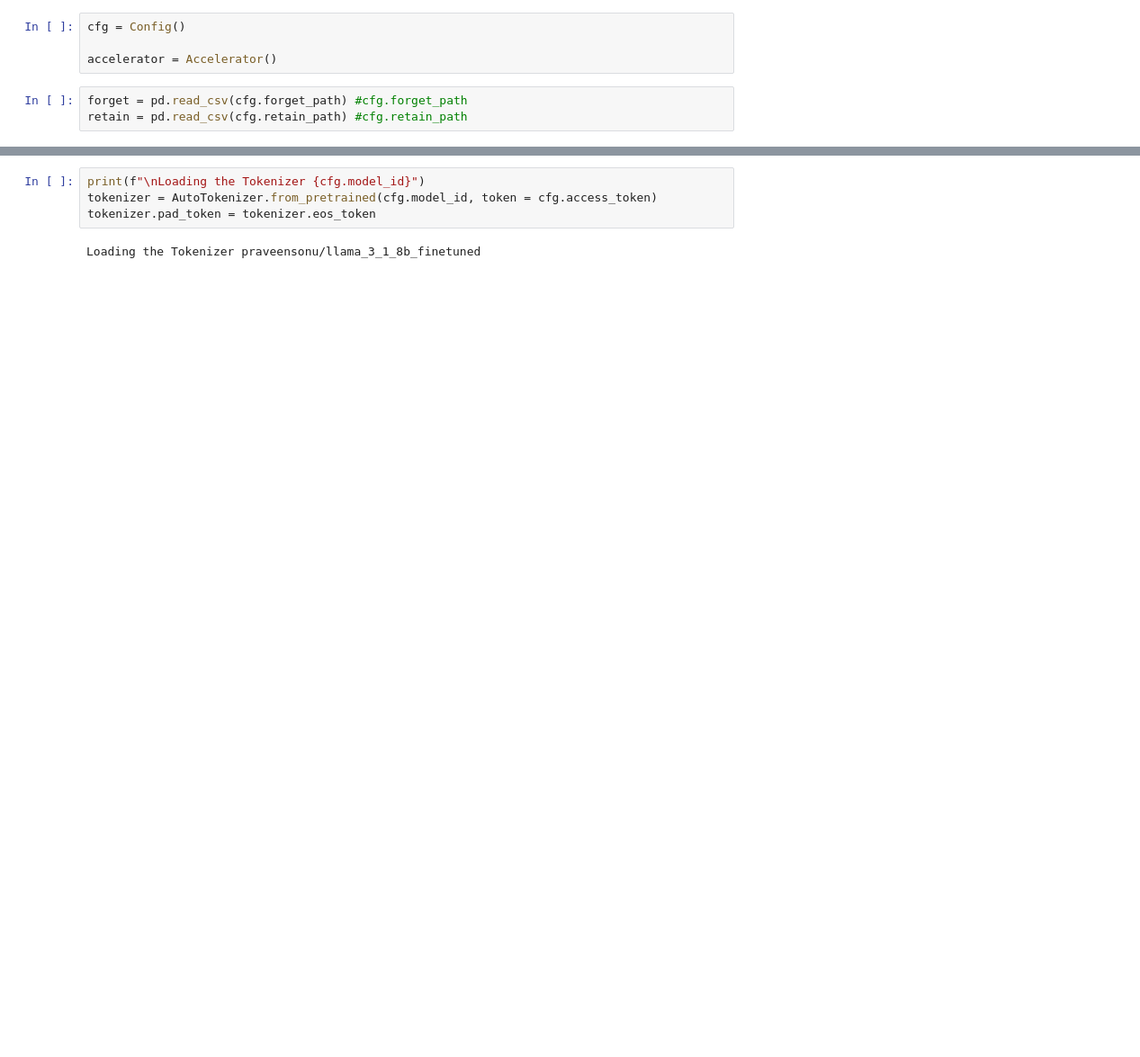
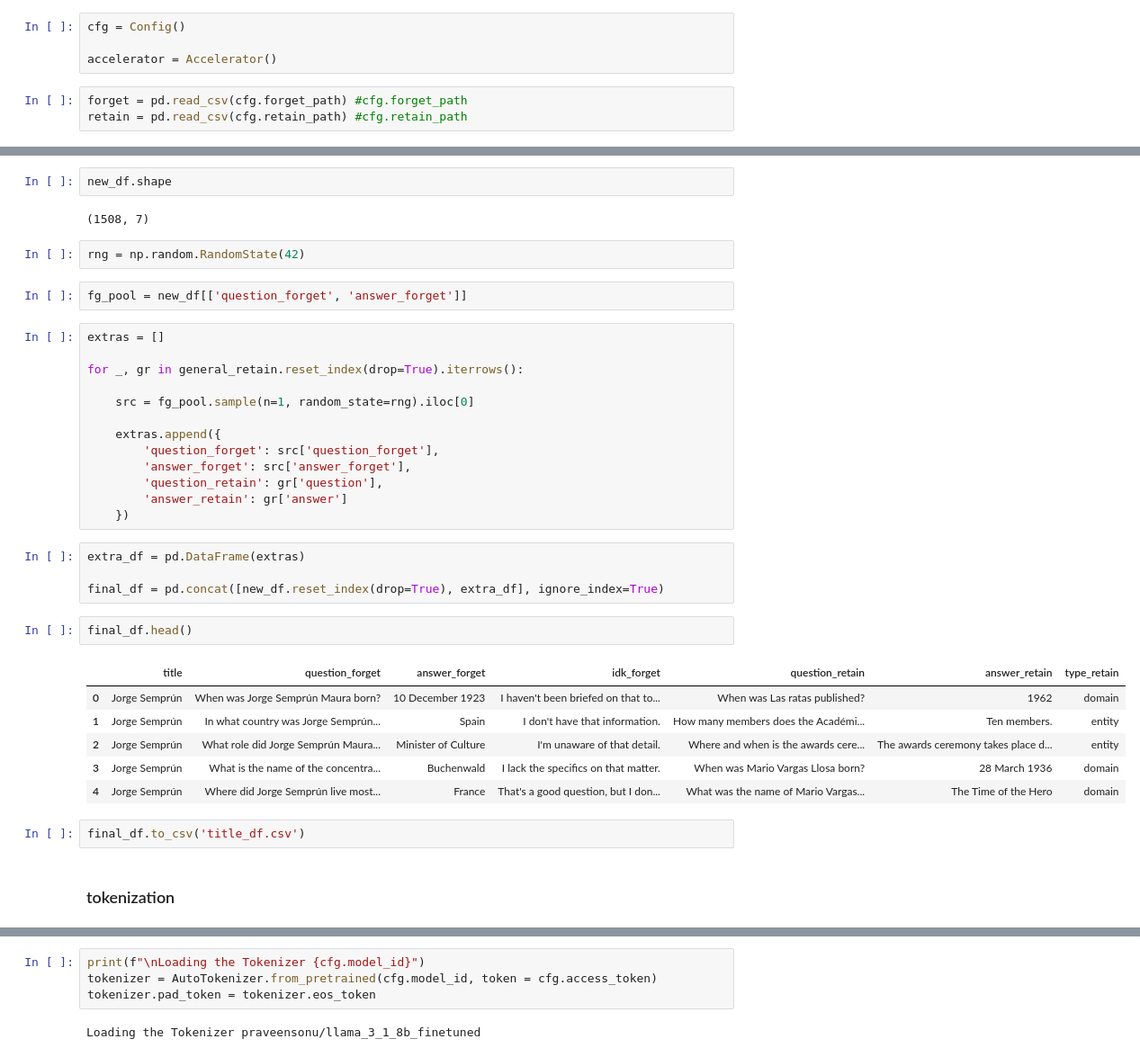
Before and after one commit to praveensonu/emnlp25, a Jupyter notebook: gd_title.ipynb, the cells around one changed output, grey strips where cells are left out. Shown at 90% size. Cells and saved outputs as stored; diff of their text form; blank space fills up the shorter version.

Commit message:
added title based code

```diff
--- a/gd_title.ipynb
+++ b/gd_title.ipynb
@@ -23,0 +77,38 @@ retain = pd.read_csv(cfg.retain_path) #cfg.retain_path
+# %%
+new_df.shape
+# %% [output]
+(1508, 7)
+# %%
+rng = np.random.RandomState(42)
+# %%
+fg_pool = new_df[['question_forget', 'answer_forget']]
+# %%
+extras = []
+
+for _, gr in general_retain.reset_index(drop=True).iterrows():
+
+    src = fg_pool.sample(n=1, random_state=rng).iloc[0]
+
+    extras.append({
+        'question_forget': src['question_forget'],
+        'answer_forget': src['answer_forget'],
+        'question_retain': gr['question'],
+        'answer_retain': gr['answer']
+    })
+# %%
+extra_df = pd.DataFrame(extras)
+
+final_df = pd.concat([new_df.reset_index(drop=True), extra_df], ignore_index=True)
+# %%
+final_df.head()
+# %% [output]
+|  | title | question_forget | answer_forget | idk_forget | question_retain | answer_retain | type_retain |
+| 0 | Jorge Semprún | When was Jorge Semprún Maura born? | 10 December 1923 | I haven't been briefed on that to... | When was Las ratas published? | 1962 | domain |
+| 1 | Jorge Semprún | In what country was Jorge Semprún... | Spain | I don't have that information. | How many members does the Académi... | Ten members. | entity |
+| 2 | Jorge Semprún | What role did Jorge Semprún Maura... | Minister of Culture | I'm unaware of that detail. | Where and when is the awards cere... | The awards ceremony takes place d... | entity |
+| 3 | Jorge Semprún | What is the name of the concentra... | Buchenwald | I lack the specifics on that matter. | When was Mario Vargas Llosa born? | 28 March 1936 | domain |
+| 4 | Jorge Semprún | Where did Jorge Semprún live most... | France | That's a good question, but I don... | What was the name of Mario Vargas... | The Time of the Hero | domain |
+# %%
+final_df.to_csv('title_df.csv')
+# %% [markdown]
+### tokenization
```
Also changed, not shown: parts of 25 cells of this notebook, 6 other files.
